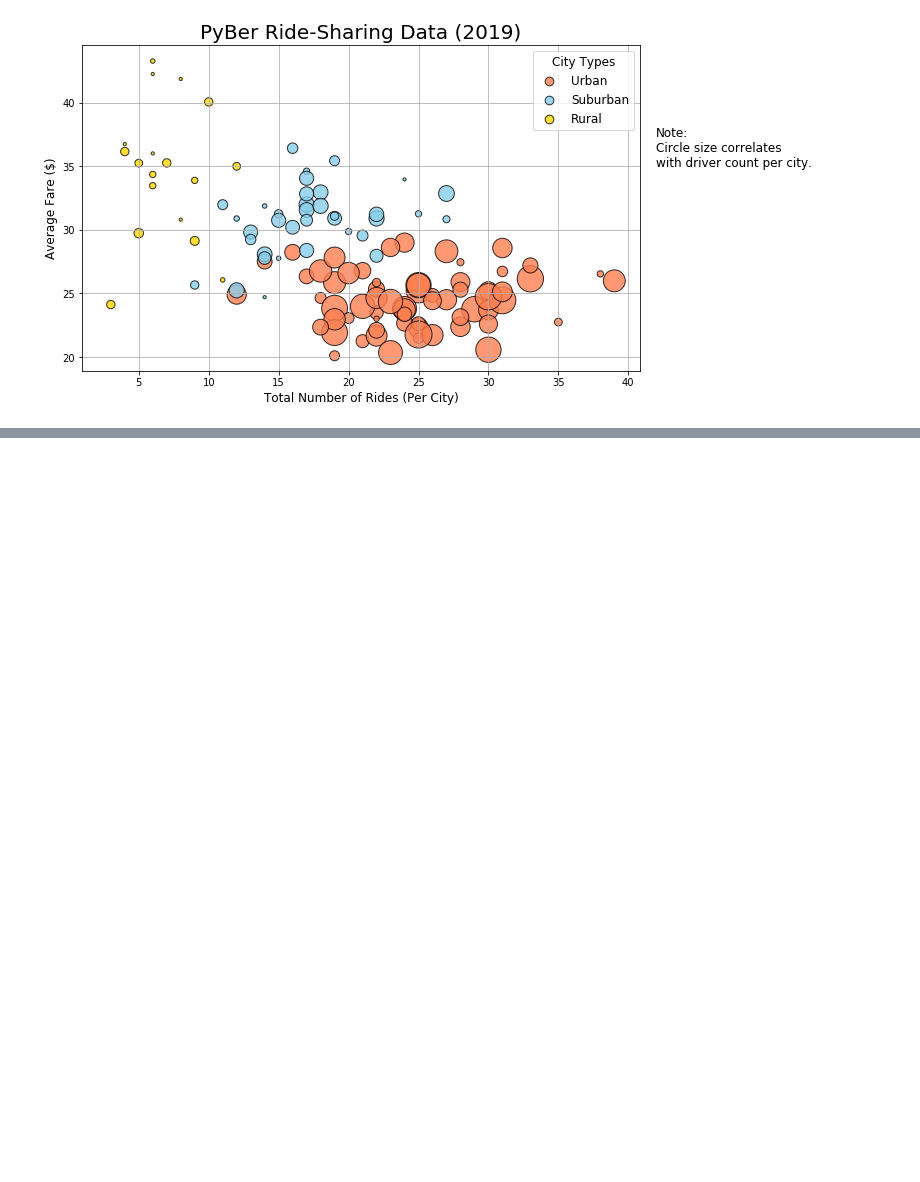
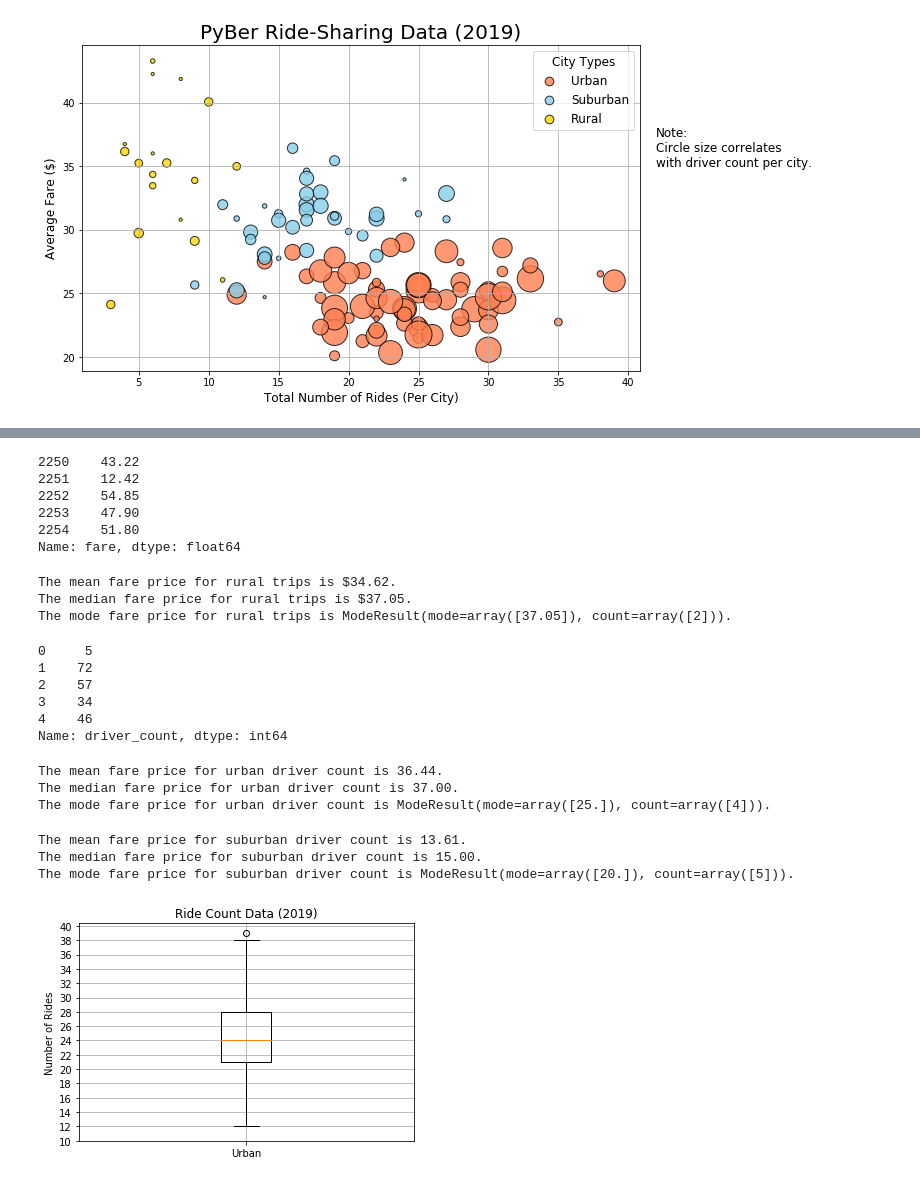
Before and after one commit to Alexlamp/PyBer_Analysis, a Jupyter notebook: PyBer.ipynb, the cells around one changed output, grey strips where cells are left out. Cells and saved outputs as stored; diff of their text form; code cells hidden in the pictures; blank space fills up the shorter version.

```diff
--- a/PyBer.ipynb
+++ b/PyBer.ipynb
@@ -397,0 +572,77 @@ plt.show()
+# %%
+# Get the fares for the Rural cities.
+rural_fares = rural_cities_df["fare"]
+rural_fares.head()
+# %% [output]
+2250    43.22
+2251    12.42
+2252    54.85
+2253    47.90
+2254    51.80
+Name: fare, dtype: float64
+# %%
+# Calculate the measures of central tendency for the average fare for the rural cities.
+mean_rural_fares = np.mean(rural_fares)
+print(f"The mean fare price for rural trips is ${mean_rural_fares:.2f}.")
+
+median_rural_fares = np.median(rural_fares)
+print(f"The median fare price for rural trips is ${median_rural_fares:.2f}.")
+
+mode_rural_fares = sts.mode(rural_fares)
+print(f"The mode fare price for rural trips is {mode_rural_fares}.")
+# %% [output]
+The mean fare price for rural trips is $34.62.
+The median fare price for rural trips is $37.05.
+The mode fare price for rural trips is ModeResult(mode=array([37.05]), count=array([2])).
+# %%
+# Get the driver count data from the urban cities.
+urban_drivers = urban_cities_df['driver_count']
+urban_drivers.head()
+# %% [output]
+0     5
+1    72
+2    57
+3    34
+4    46
+Name: driver_count, dtype: int64
+# %%
+# Calculate the measures of central tendency for the average driver count for the urban cities.
+mean_urban_driver_count = np.mean(urban_driver_count)
+print(f"The mean fare price for urban driver count is {mean_urban_driver_count:.2f}.")
+
+median_urban_driver_count = np.median(urban_driver_count)
+print(f"The median fare price for urban driver count is {median_urban_driver_count:.2f}.")
+
+mode_urban_driver_count = sts.mode(urban_driver_count)
+print(f"The mode fare price for urban driver count is {mode_urban_driver_count}.")
+# %% [output]
+The mean fare price for urban driver count is 36.44.
+The median fare price for urban driver count is 37.00.
+The mode fare price for urban driver count is ModeResult(mode=array([25.]), count=array([4])).
+# %%
+# Calculate the measures of central tendency for the average driver count for the suburban cities.
+mean_suburban_driver_count = np.mean(suburban_driver_count)
+print(f"The mean fare price for suburban driver count is {mean_suburban_driver_count:.2f}.")
+
+median_suburban_driver_count = np.median(suburban_driver_count)
+print(f"The median fare price for suburban driver count is {median_suburban_driver_count:.2f}.")
+
+mode_suburban_driver_count = sts.mode(suburban_driver_count)
+print(f"The mode fare price for suburban driver count is {mode_suburban_driver_count}.")
+# %% [output]
+The mean fare price for suburban driver count is 13.61.
+The median fare price for suburban driver count is 15.00.
+The mode fare price for suburban driver count is ModeResult(mode=array([20.]), count=array([5])).
+# %%
+# Create a box-and-whisker plot for the urban cities ride count.
+x_labels = ["Urban"]
+fig, ax = plt.subplots()
+ax.boxplot(urban_ride_count, labels=x_labels)
+# Add the title, y-axis label and grid.
+ax.set_title('Ride Count Data (2019)')
+ax.set_ylabel('Number of Rides')
+ax.set_yticks(np.arange(10, 41, step=2.0))
+ax.grid()
+plt.show()
+# %% [output]
+[figure, added]
```
Also changed, not shown: parts of 32 cells of this notebook, 2 other files.
